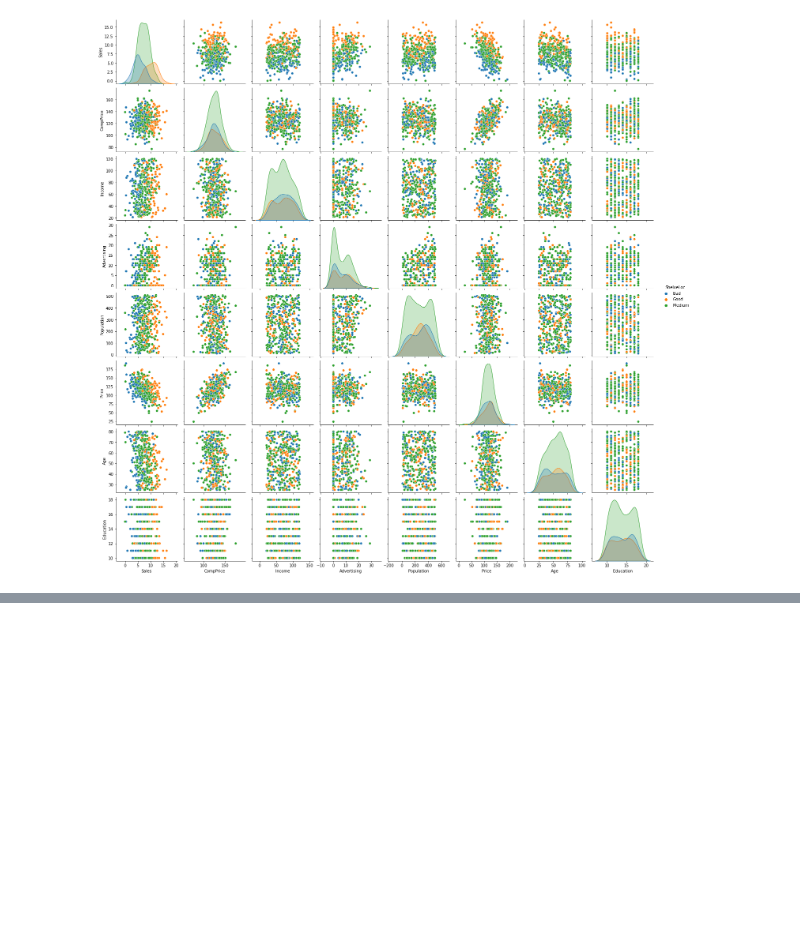
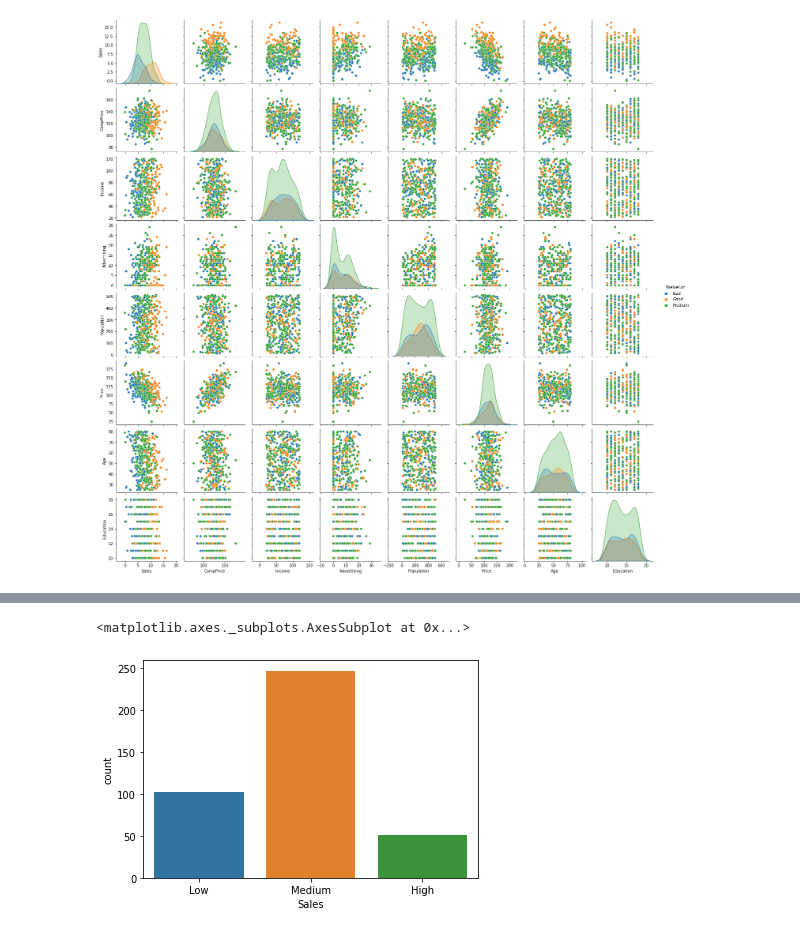
Before and after one commit to bismahashim/Assignment, a Jupyter notebook: Assignment_Random_forest_company_data.ipynb, the cells around one changed output, grey strips where cells are left out. Drawn from its saved outputs; the diff is of its cells as text; code cells hidden in the pictures; blank space fills up the shorter version.

```diff
--- a/Assignment_Random_forest_company_data.ipynb
+++ b/Assignment_Random_forest_company_data.ipynb
@@ -8,7 +8,7 @@ from sklearn.model_selection import KFold
 from sklearn.model_selection import cross_val_score
 from sklearn.ensemble import RandomForestClassifier
 # %%
-data = pd.read_csv('Company_Data (1).csv')
+data = pd.read_csv('Company_Data (2).csv')
 data.head(5)
 # %% [output]
 |  | Sales | CompPrice | Income | Advertising | Population | Price | ShelveLoc | Age | Education | Urban | ... |
@@ -65,5 +65,8 @@ sns.pairplot(data=data, hue = 'ShelveLoc')
 <seaborn.axisgrid.PairGrid at 0x...>
 [figure]
 # %%
-df=pd.get_dummies(data,columns=['Urban','US'], drop_first=True)
+
+data=pd.get_dummies(data,columns=['Urban','US'], drop_first=True)
+# %%
+data['ShelveLoc']=data['ShelveLoc'].map({'Good':1,'Medium':2,'Bad':3})
 # %%
@@ -77,0 +200,5 @@ df.head()
+# %%
+sns.countplot(data['Sales'])
+# %% [output]
+<matplotlib.axes._subplots.AxesSubplot at 0x...>
+[figure, added]
```
Also changed, not shown: parts of 72 cells of this notebook.
